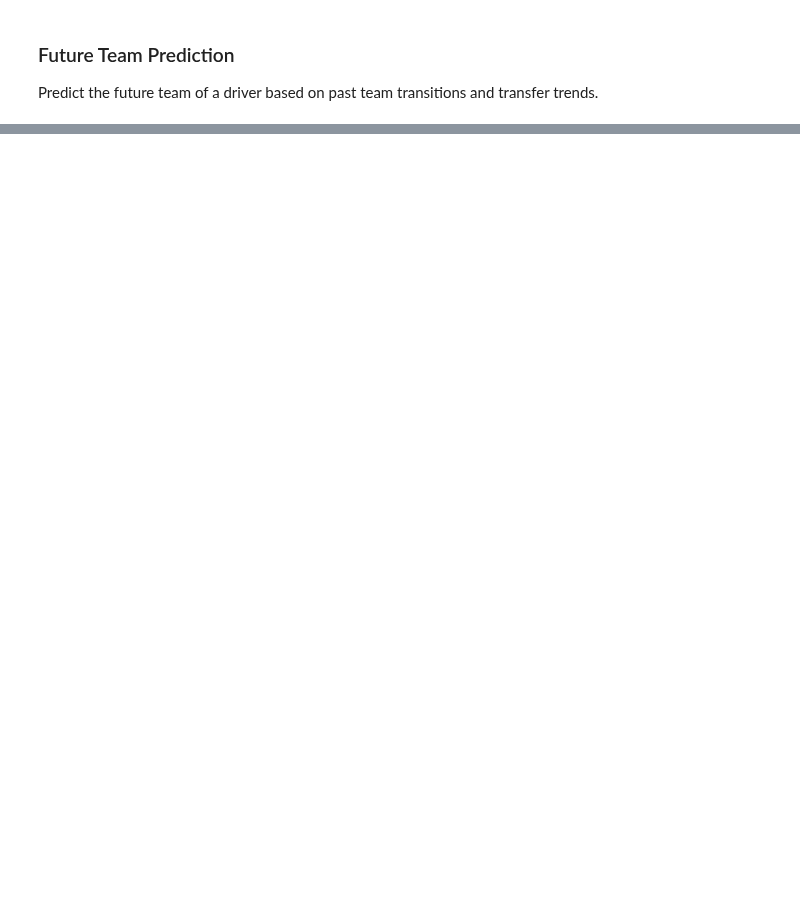
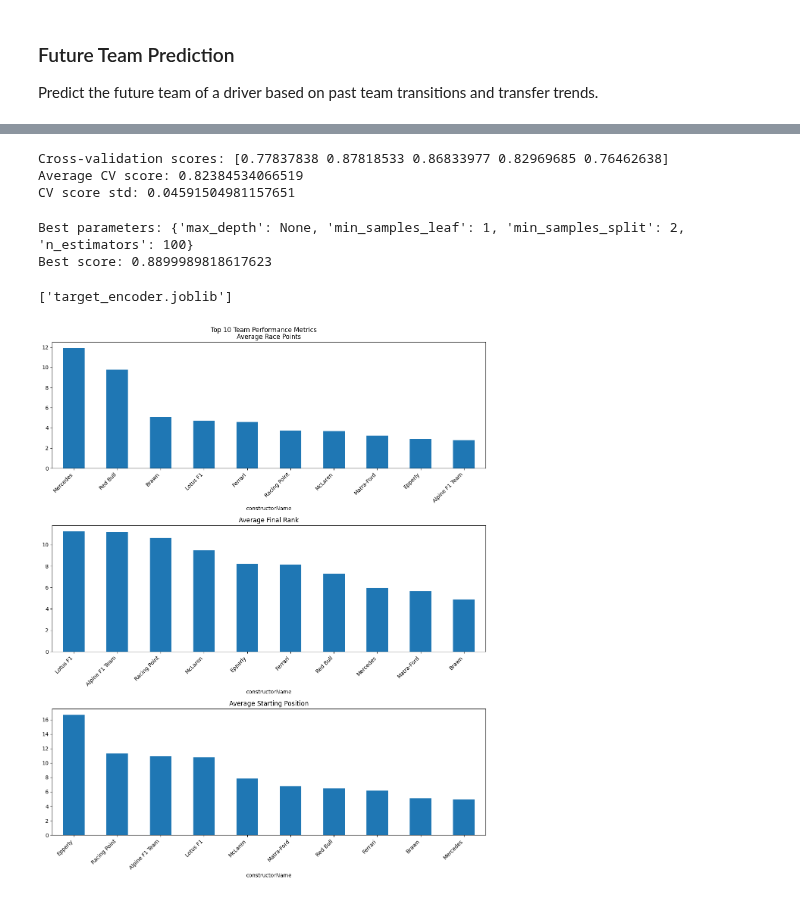
Before and after one commit to yesh-045/Data_Premier_League, a Jupyter notebook: challenges/future_team_prediction/model.ipynb, the cells around one changed output, grey strips where cells are left out. Drawn from its saved outputs; the diff is of its cells as text; code cells hidden in the pictures; blank space fills up the shorter version.

```diff
--- a/challenges/future_team_prediction/model.ipynb
+++ b/challenges/future_team_prediction/model.ipynb
@@ -211,0 +131,72 @@ Application Error: Training failed: y contains previously unseen labels: np.str_
+# %%
+from sklearn.model_selection import cross_val_score
+
+# Perform k-fold cross-validation
+cv_scores = cross_val_score(rf, X, y, cv=5)
+print("\nCross-validation scores:", cv_scores)
+print("Average CV score:", cv_scores.mean())
+print("CV score std:", cv_scores.std())
+# %% [output]
+Cross-validation scores: [0.77837838 0.87818533 0.86833977 0.82969685 0.76462638]
+Average CV score: 0.82384534066519
+CV score std: 0.04591504981157651
+# %%
+from sklearn.model_selection import GridSearchCV
+
+# Define a reduced parameter grid
+param_grid = {
+    'n_estimators': [100],
+    'max_depth': [10, None],
+    'min_samples_split': [2],
+    'min_samples_leaf': [1]
+}
+
+# Perform grid search with limited number of jobs
+grid_search = GridSearchCV(RandomForestClassifier(random_state=42),
+                          param_grid, cv=5, n_jobs=2)
+grid_search.fit(X_train, y_train)
+
+print("\nBest parameters:", grid_search.best_params_)
+print("Best score:", grid_search.best_score_)
+
+# Use the best model
+best_model = grid_search.best_estimator_
+# %% [output]
+Best parameters: {'max_depth': None, 'min_samples_leaf': 1, 'min_samples_split': 2, 'n_estimators': 100}
+Best score: 0.8899989818617623
+# %%
+import joblib
+
+# Save the model and label encoders
+joblib.dump(rf, 'future_team_predictor.joblib')
+joblib.dump(le_constructor, 'constructor_encoder.joblib')
+joblib.dump(le_target, 'target_encoder.joblib')
+# %% [output]
+['target_encoder.joblib']
+# %%
+# Calculate average performance metrics by team
+team_metrics = df.groupby('constructorName').agg({
+    'driverRacePoints': 'mean',
+    'driverFinalRank': 'mean',
+    'driverStartGridPos': 'mean'
+}).round(2)
+
+# Select top 10 teams based on average race points
+top_teams = team_metrics.nlargest(10, 'driverRacePoints')
+
+# Create subplots
+fig, axes = plt.subplots(3, 1, figsize=(12, 15))
+fig.suptitle('Top 10 Team Performance Metrics')
+
+metrics = ['driverRacePoints', 'driverFinalRank', 'driverStartGridPos']
+titles = ['Average Race Points', 'Average Final Rank', 'Average Starting Position']
+
+for ax, metric, title in zip(axes, metrics, titles):
+    top_teams[metric].sort_values(ascending=False).plot(kind='bar', ax=ax)
+    ax.set_title(title)
+    ax.set_xticklabels(ax.get_xticklabels(), rotation=45, ha='right')
+
+plt.tight_layout()
+plt.show()
+# %% [output]
+[figure, added]
```
Also changed, not shown: parts of 6 cells of this notebook.
